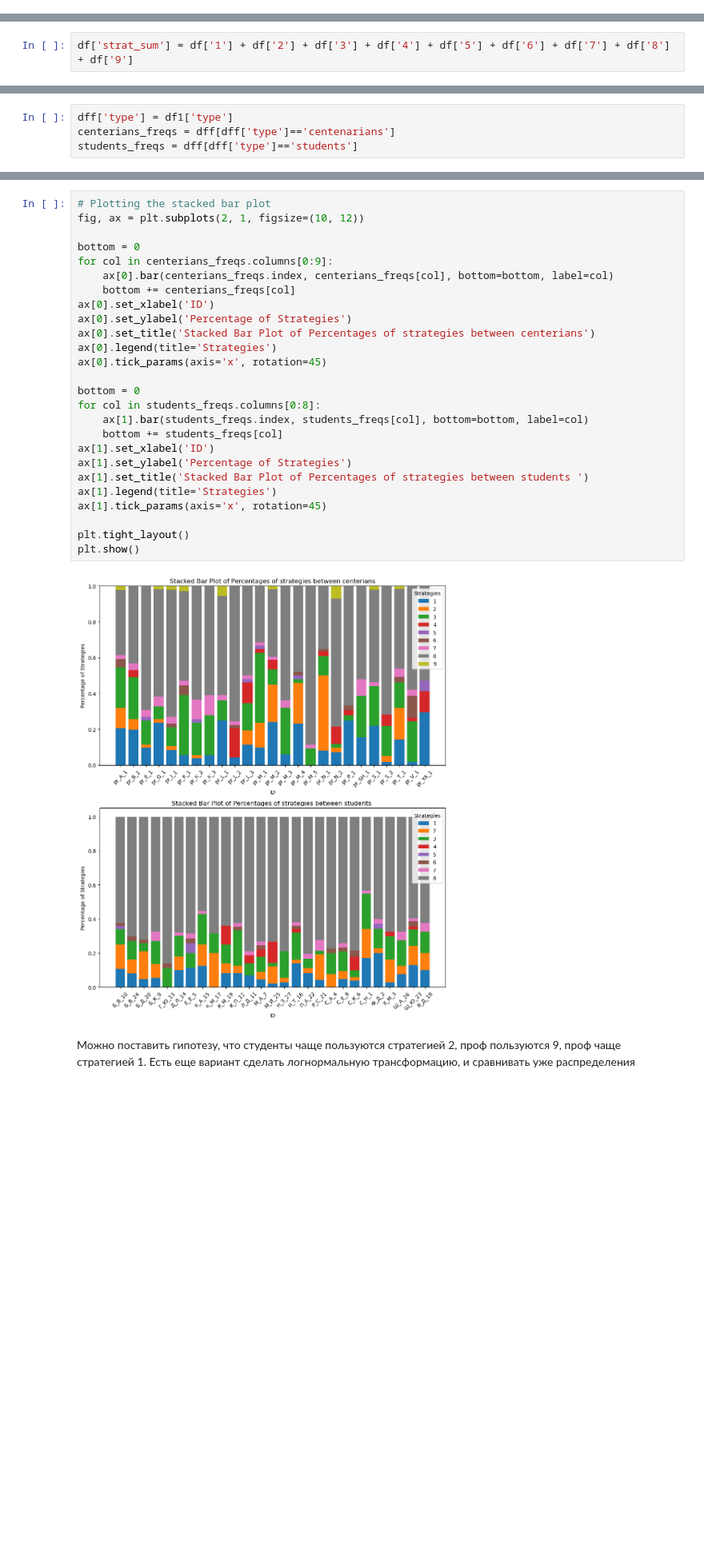
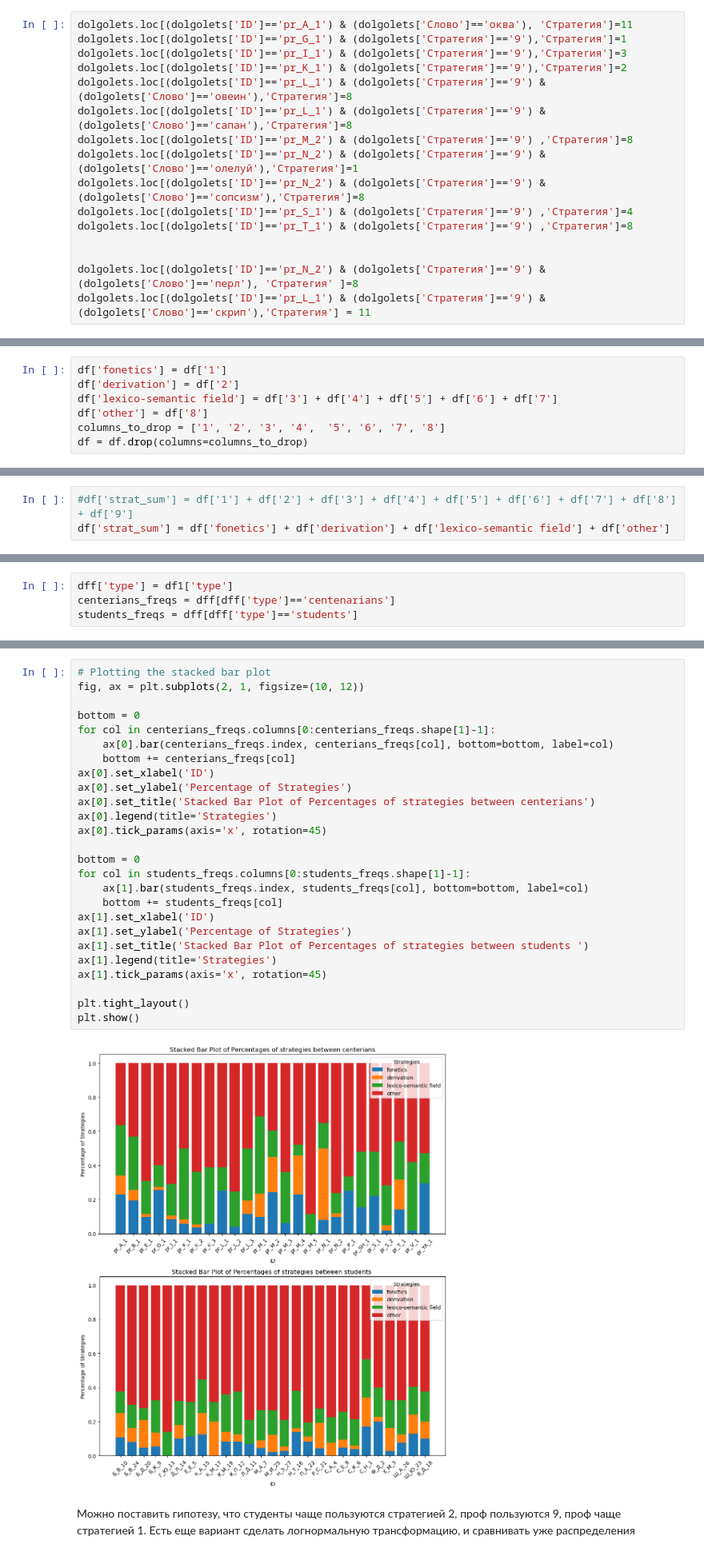
Before and after one commit to Aryunaa/Linguistics, a Jupyter notebook: pos_febr/analysis.ipynb, the cells around one changed output, grey strips where cells are left out. Shown at 80% size. Cells and saved outputs as stored; diff of their text form; blank space fills up the shorter version.

Commit message:
change strategies

```diff
--- a/pos_febr/analysis.ipynb
+++ b/pos_febr/analysis.ipynb
@@ -42,3 +60,19 @@ Index(['ID', 'Gender', 'Age', 'квота сек', 'Слово', 'Предыду
+# %%
+dolgolets.loc[(dolgolets['ID']=='pr_A_1') & (dolgolets['Слово']=='оква'), 'Стратегия']=11
+dolgolets.loc[(dolgolets['ID']=='pr_G_1') & (dolgolets['Стратегия']=='9'),'Стратегия']=1
+dolgolets.loc[(dolgolets['ID']=='pr_I_1') & (dolgolets['Стратегия']=='9'),'Стратегия']=3
+dolgolets.loc[(dolgolets['ID']=='pr_K_1') & (dolgolets['Стратегия']=='9'),'Стратегия']=2
+dolgolets.loc[(dolgolets['ID']=='pr_L_1') & (dolgolets['Стратегия']=='9') & (dolgolets['Слово']=='овеин'),'Стратегия']=8
+dolgolets.loc[(dolgolets['ID']=='pr_L_1') & (dolgolets['Стратегия']=='9') & (dolgolets['Слово']=='сапан'),'Стратегия']=8
+dolgolets.loc[(dolgolets['ID']=='pr_M_2') & (dolgolets['Стратегия']=='9') ,'Стратегия']=8
+dolgolets.loc[(dolgolets['ID']=='pr_N_2') & (dolgolets['Стратегия']=='9') & (dolgolets['Слово']=='олелуй'),'Стратегия']=1
+dolgolets.loc[(dolgolets['ID']=='pr_N_2') & (dolgolets['Стратегия']=='9') & (dolgolets['Слово']=='сопсизм'),'Стратегия']=8
+dolgolets.loc[(dolgolets['ID']=='pr_S_1') & (dolgolets['Стратегия']=='9') ,'Стратегия']=4
+dolgolets.loc[(dolgolets['ID']=='pr_T_1') & (dolgolets['Стратегия']=='9') ,'Стратегия']=8
+
+
+dolgolets.loc[(dolgolets['ID']=='pr_N_2') & (dolgolets['Стратегия']=='9') & (dolgolets['Слово']=='перл'), 'Стратегия' ]=8
+dolgolets.loc[(dolgolets['ID']=='pr_L_1') & (dolgolets['Стратегия']=='9') & (dolgolets['Слово']=='скрип'),'Стратегия'] = 11
 # %%
 dolgolets = dolgolets[students.columns]
 # %%
@@ -229,6 +262,13 @@ df['6'] = df['6'] + df['66']
 
 columns_to_drop = ['11', '1а', '22', '2а',  '33', '3a', '3а', '3а’', '4а', '66']
 df = df.drop(columns=columns_to_drop)
+# %%
+df['fonetics'] = df['1']
+df['derivation'] = df['2']
+df['lexico-semantic field'] = df['3'] + df['4'] + df['5'] + df['6'] + df['7']
+df['other'] = df['8']
+columns_to_drop = ['1', '2', '3', '4',  '5', '6', '7', '8']
+df = df.drop(columns=columns_to_drop)
 # %%
 #df = df.drop(['nan'])
 df.columns
@@ -247,7 +287,8 @@ df.head()
 # %%
 df = df.drop(['strategyfreq_dict'], axis = 1)
 # %%
-df['strat_sum'] = df['1'] + df['2'] + df['3'] + df['4'] + df['5'] + df['6'] + df['7'] + df['8'] + df['9']
+#df['strat_sum'] = df['1'] + df['2'] + df['3'] + df['4'] + df['5'] + df['6'] + df['7'] + df['8'] + df['9']
+df['strat_sum'] = df['fonetics'] + df['derivation'] + df['lexico-semantic field'] + df['other']
 # %%
 dff = df.copy()
 for col in dff.columns[:-1]:  # Исключаем последний столбец strat_sum
@@ -295,30 +340,30 @@ students_freqs = dff[dff['type']=='students']
 # %%
 # Plotting the stacked bar plot
 fig, ax = plt.subplots(2, 1, figsize=(10, 12))
 
 bottom = 0
-for col in centerians_freqs.columns[0:9]:
+for col in centerians_freqs.columns[0:centerians_freqs.shape[1]-1]:
     ax[0].bar(centerians_freqs.index, centerians_freqs[col], bottom=bottom, label=col)
     bottom += centerians_freqs[col]
 ax[0].set_xlabel('ID')
 ax[0].set_ylabel('Percentage of Strategies')
 ax[0].set_title('Stacked Bar Plot of Percentages of strategies between centerians')
 ax[0].legend(title='Strategies')
 ax[0].tick_params(axis='x', rotation=45)
 
 bottom = 0
-for col in students_freqs.columns[0:8]:
+for col in students_freqs.columns[0:students_freqs.shape[1]-1]:
     ax[1].bar(students_freqs.index, students_freqs[col], bottom=bottom, label=col)
     bottom += students_freqs[col]
 ax[1].set_xlabel('ID')
 ax[1].set_ylabel('Percentage of Strategies')
 ax[1].set_title('Stacked Bar Plot of Percentages of strategies between students ')
 ax[1].legend(title='Strategies')
 ax[1].tick_params(axis='x', rotation=45)
 
 plt.tight_layout()
 plt.show()
 # %% [output]
-[figure, old version]
+[figure, new version]
 # %% [markdown]
 Можно поставить гипотезу, что студенты чаще пользуются стратегией 2, проф пользуются 9, проф чаще стратегией 1. Есть еще вариант сделать логнормальную трансформацию, и сравнивать уже распределения
```
Also changed, not shown: parts of 30 cells of this notebook, 3 other files.
